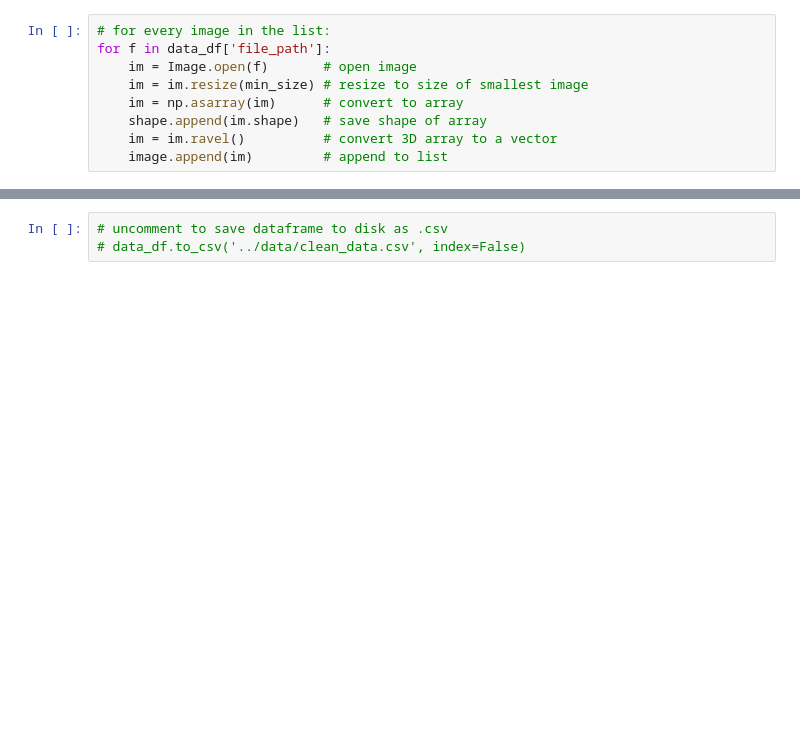
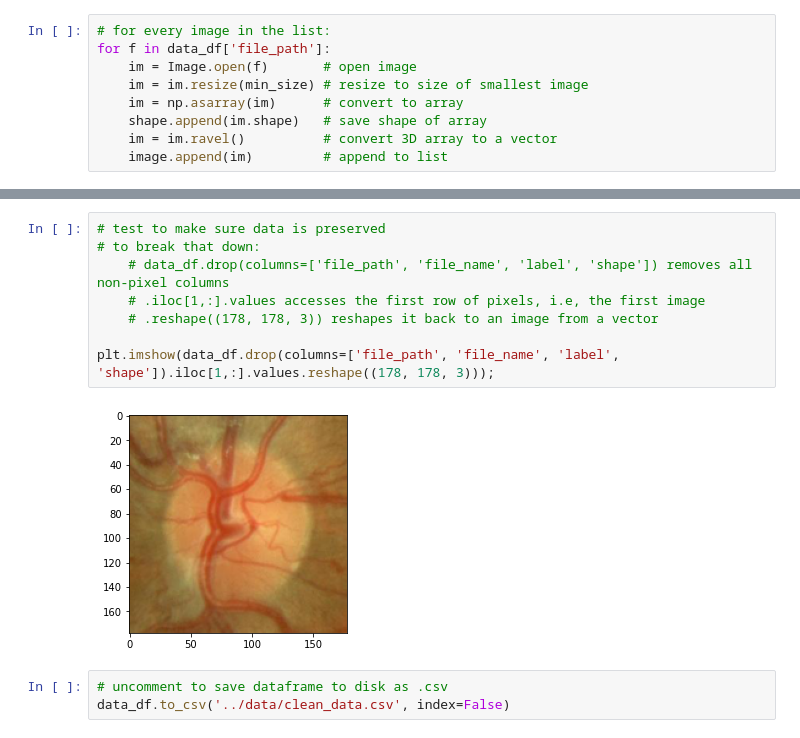
Before and after one commit to gigi-codes/wwc_hackathon_22, a Jupyter notebook: code/01_import_save_data.ipynb, the cells around one changed output, grey strips where cells are left out. Cells and saved outputs as stored; diff of their text form; blank space fills up the shorter version.

```diff
--- a/code/01_import_save_data.ipynb
+++ b/code/01_import_save_data.ipynb
@@ -218,4 +227,14 @@ data_df.head()
 5 rows × 95056 columns
+# %%
+# test to make sure data is preserved
+# to break that down:
+    # data_df.drop(columns=['file_path', 'file_name', 'label', 'shape']) removes all non-pixel columns
+    # .iloc[1,:].values accesses the first row of pixels, i.e, the first image
+    # .reshape((178, 178, 3)) reshapes it back to an image from a vector
+
+plt.imshow(data_df.drop(columns=['file_path', 'file_name', 'label', 'shape']).iloc[1,:].values.reshape((178, 178, 3)));
+# %% [output]
+[figure, added]
 # %%
 # uncomment to save dataframe to disk as .csv
-# data_df.to_csv('../data/clean_data.csv', index=False)
+data_df.to_csv('../data/clean_data.csv', index=False)
```
Also changed, not shown: parts of 7 cells of this notebook, 5 other files.
